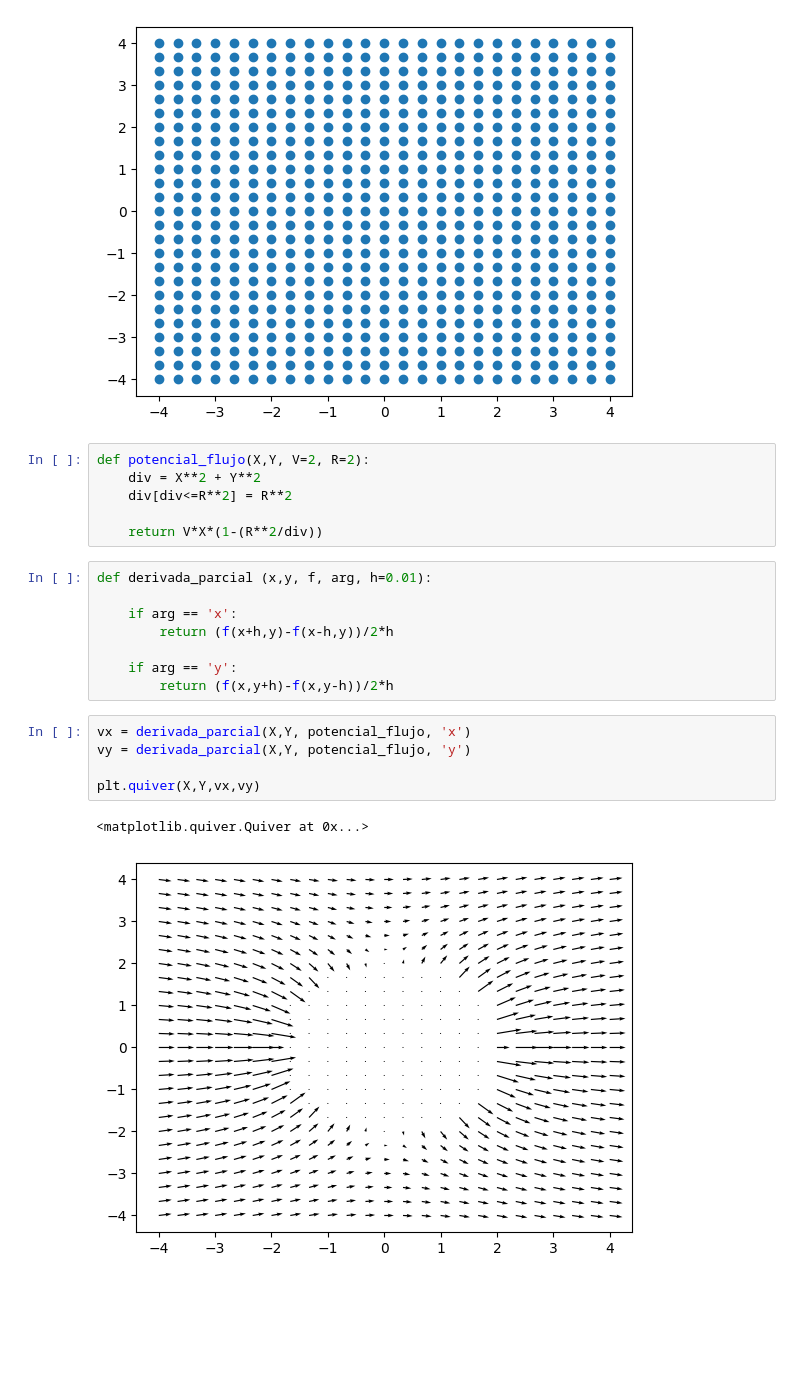
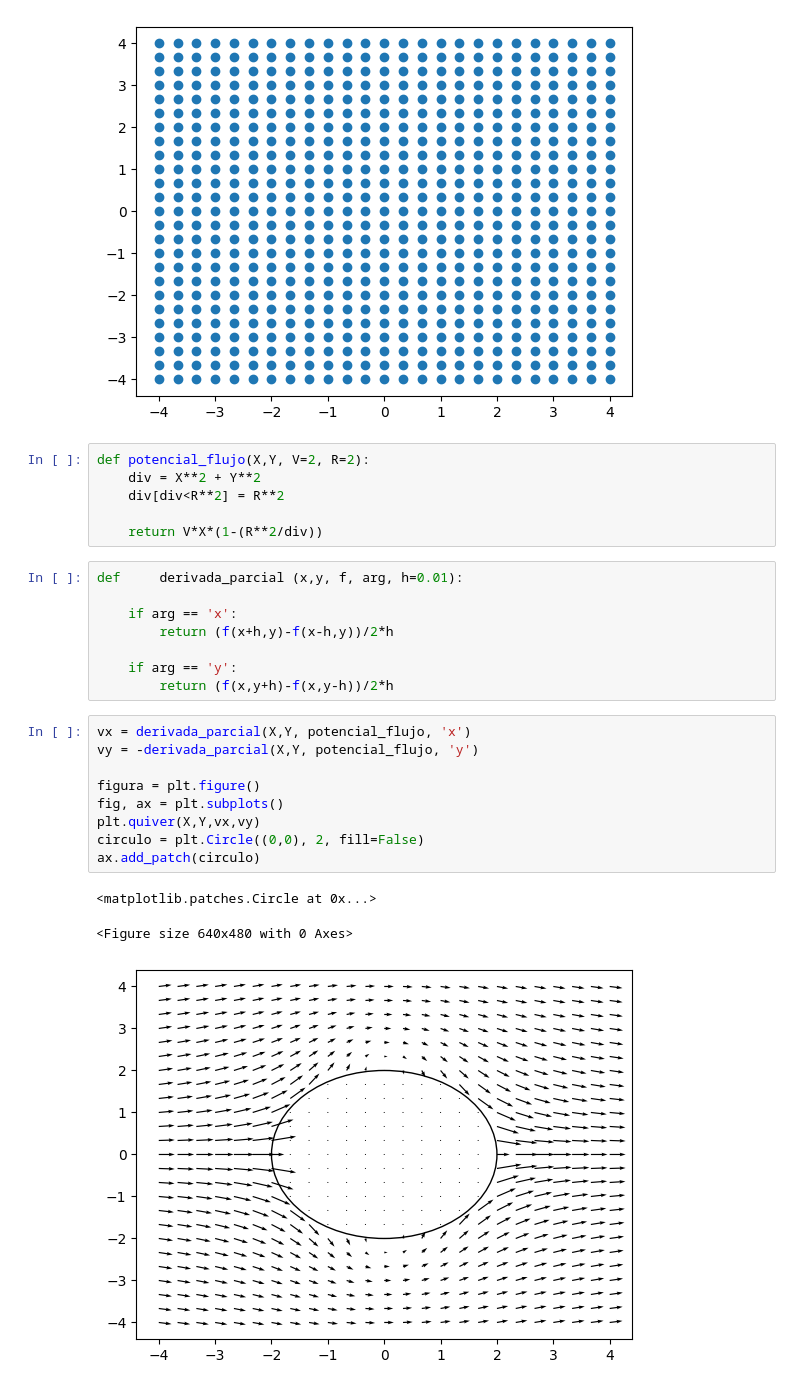
Before and after one commit to ltocasuche/Metodos1_Fernando_Bareno_Y_Laura_Tocasuche, a Jupyter notebook: Tarea1.ipynb, the cells around one changed output. Drawn from its saved outputs; the diff is of its cells as text; blank space fills up the shorter version.

```diff
--- a/Tarea1.ipynb
+++ b/Tarea1.ipynb
@@ -115,11 +115,11 @@ print(X,Y)
 # %%
 def potencial_flujo(X,Y, V=2, R=2):
     div = X**2 + Y**2
-    div[div<=R**2] = R**2
+    div[div<R**2] = R**2
 
     return V*X*(1-(R**2/div))
 # %%
-def derivada_parcial (x,y, f, arg, h=0.01):
+def     derivada_parcial (x,y, f, arg, h=0.01):
 
     if arg == 'x':
         return (f(x+h,y)-f(x-h,y))/2*h
@@ -128,9 +128,14 @@ def derivada_parcial (x,y, f, arg, h=0.01):
         return (f(x,y+h)-f(x,y-h))/2*h
 # %%
 vx = derivada_parcial(X,Y, potencial_flujo, 'x')
-vy = derivada_parcial(X,Y, potencial_flujo, 'y')
+vy = -derivada_parcial(X,Y, potencial_flujo, 'y')
 
+figura = plt.figure()
+fig, ax = plt.subplots()
 plt.quiver(X,Y,vx,vy)
+circulo = plt.Circle((0,0), 2, fill=False)
+ax.add_patch(circulo)
 # %% [output]
-<matplotlib.quiver.Quiver at 0x...>
+<matplotlib.patches.Circle at 0x...>
+<Figure size 640x480 with 0 Axes>
-[figure, old version]
+[figure, new version]
```
Also changed, not shown: parts of 1 cell of this notebook.
